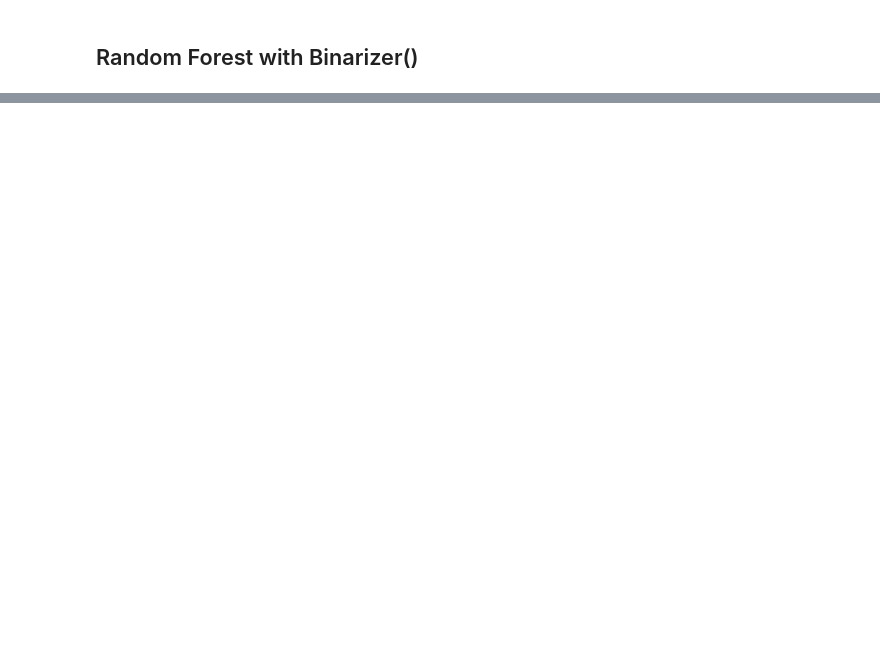
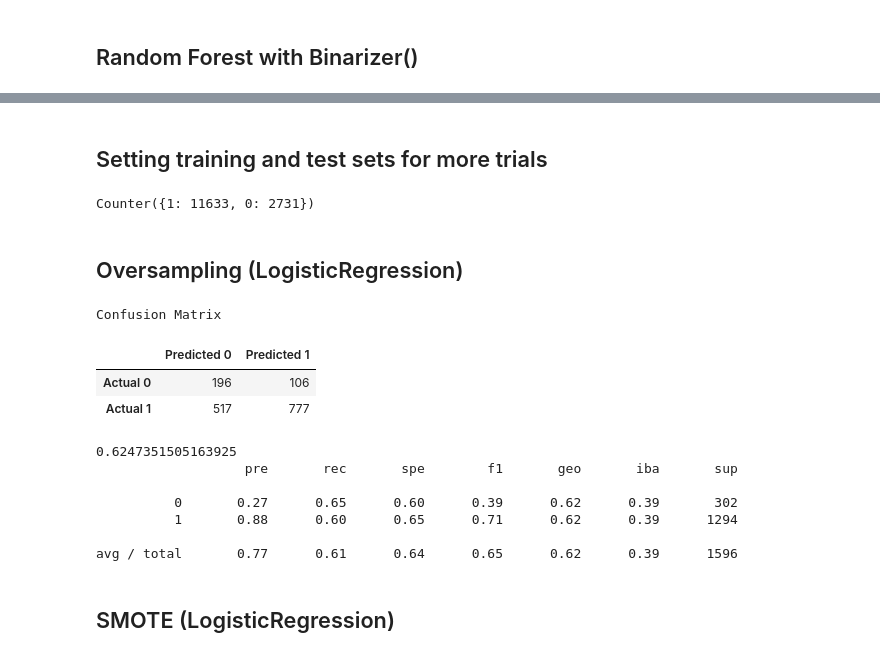
Before and after one commit to AValenti12/Capstone-Project, a Jupyter notebook: docs/Data Analysis and Model Selection.ipynb, the cells around one changed output, grey strips where cells are left out. Drawn from its saved outputs; the diff is of its cells as text; code cells hidden in the pictures; blank space fills up the shorter version.

```diff
--- a/docs/Data Analysis and Model Selection.ipynb
+++ b/docs/Data Analysis and Model Selection.ipynb
@@ -516,0 +383,17 @@ weighted avg       0.79      0.81      0.73      1596
+# %% [markdown]
+## Setting training and test sets for more trials
+# %%
+X_train, X_test, y_train, y_test = train_test_split(X,
+   y,  test_size=0.1, random_state=1)
+
+transformer = RobustScaler().fit(X_train)
+#transformer = StandardScaler().fit(X_train)
+
+X_train_scaled = transformer.transform(X_train)
+X_test_scaled = transformer.transform(X_test)
+
+Counter(y_train)
+# %% [output]
+Counter({1: 11633, 0: 2731})
+# %% [markdown]
+## Oversampling (LogisticRegression)
@@ -516,0 +402,34 @@ weighted avg       0.79      0.81      0.73      1596
+# %%
+from imblearn.over_sampling import RandomOverSampler
+ros = RandomOverSampler(random_state=1)
+X_resampled, y_resampled = ros.fit_resample(X_train_scaled, y_train)
+
+model = LogisticRegression(solver='lbfgs', random_state=1).fit(X_resampled, y_resampled)
+
+y_pred = model.predict(X_test_scaled)
+cm = confusion_matrix(y_test, y_pred)
+
+# Create a DataFrame from the confusion matrix.
+cm_df = pd.DataFrame(
+    cm, index=["Actual 0", "Actual 1"], columns=["Predicted 0", "Predicted 1"])
+
+print("Confusion Matrix")
+display(cm_df)
+
+print(balanced_accuracy_score(y_test, y_pred))
+
+print(classification_report_imbalanced(y_test, y_pred))
+# %% [output]
+Confusion Matrix
+|  | Predicted 0 | Predicted 1 |
+| Actual 0 | 196 | 106 |
+| Actual 1 | 517 | 777 |
+0.6247351505163925
+                   pre       rec       spe        f1       geo       iba       sup
+
+          0       0.27      0.65      0.60      0.39      0.62      0.39       302
+          1       0.88      0.60      0.65      0.71      0.62      0.39      1294
+
+avg / total       0.77      0.61      0.64      0.65      0.62      0.39      1596
+# %% [markdown]
+## SMOTE (LogisticRegression)
```
Also changed, not shown: parts of 60 cells of this notebook.
